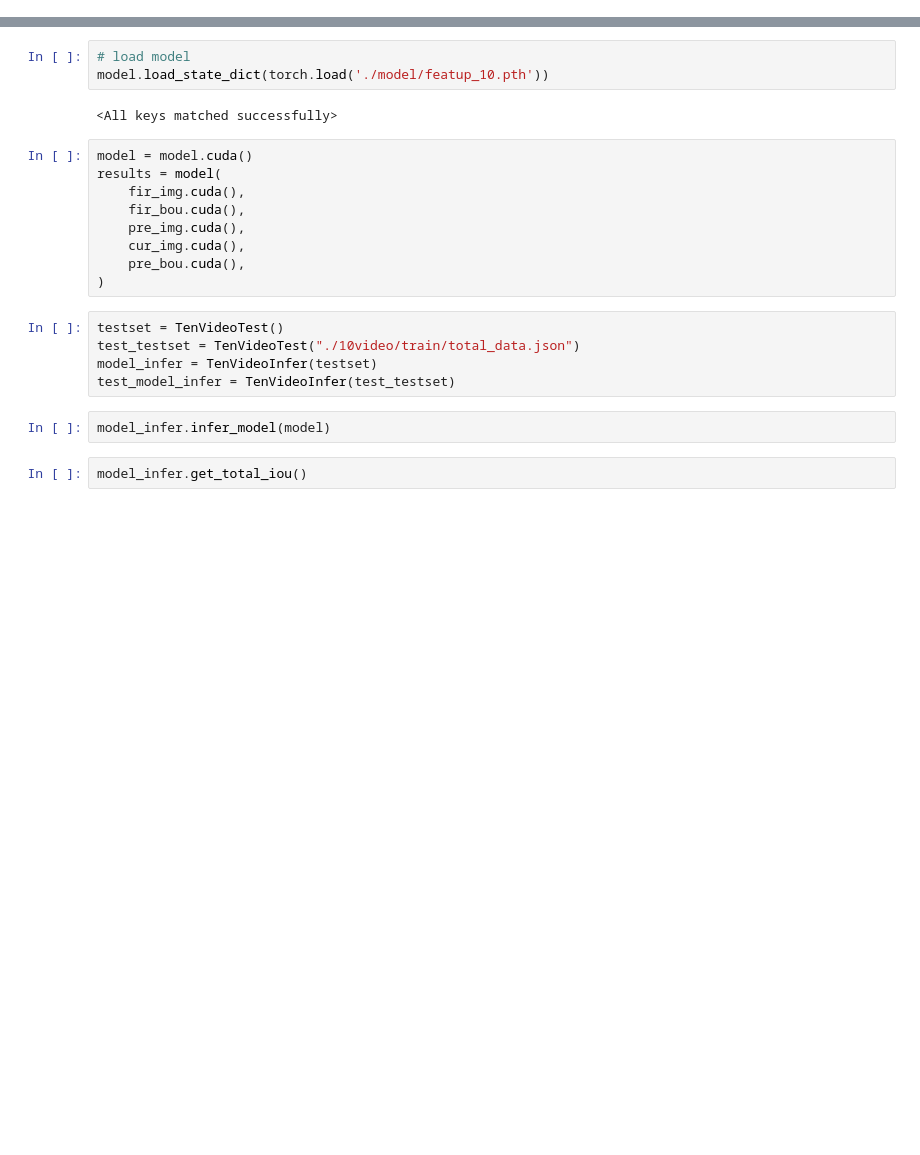
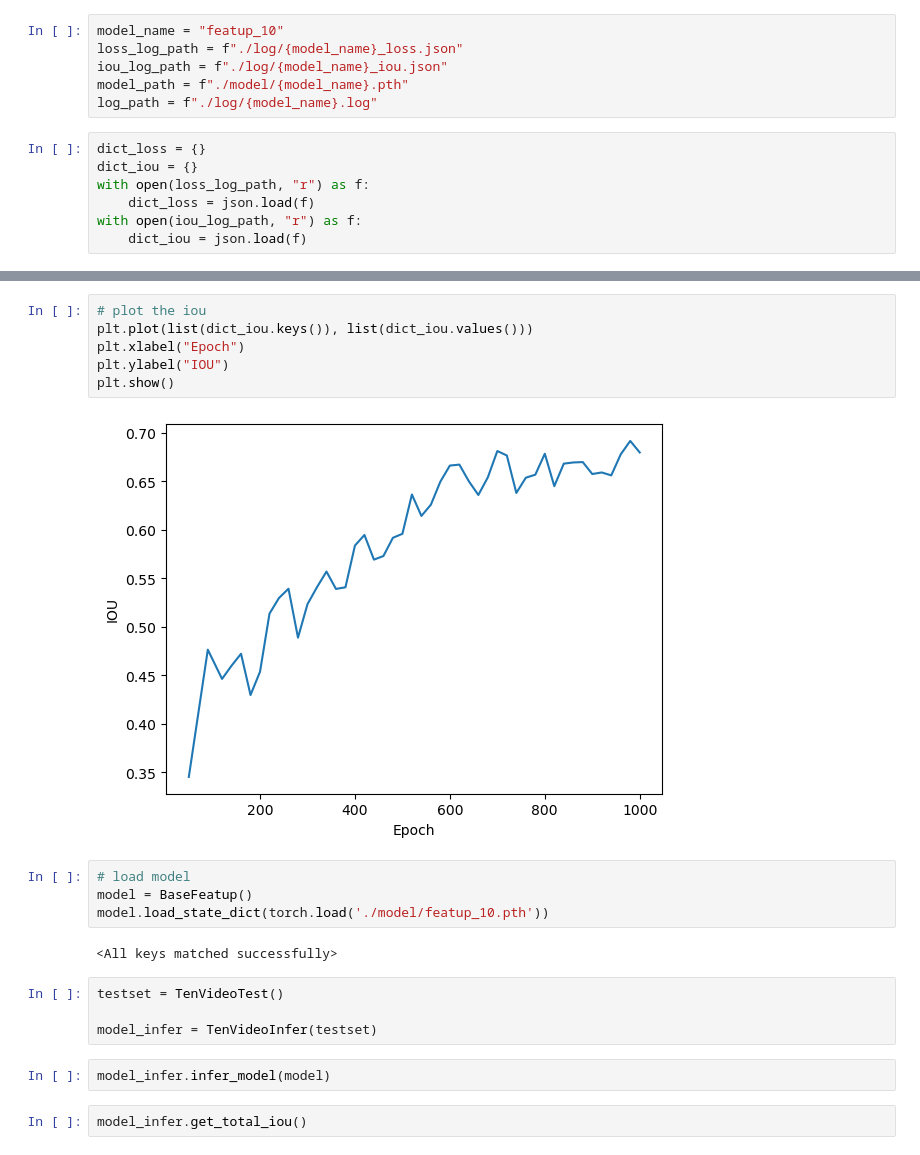
Before and after one commit to wcbup/VOS_boundary_tracking, a Jupyter notebook: featup_10.ipynb, the cells around one changed output, grey strips where cells are left out. Cells and saved outputs as stored; diff of their text form; blank space fills up the shorter version.

```diff
--- a/featup_10.ipynb
+++ b/featup_10.ipynb
@@ -31,0 +19,13 @@ Using cache found in /zhome/32/f/202284/.cache/torch/hub/facebookresearch_dino_m
+# %%
+model_name = "featup_10"
+loss_log_path = f"./log/{model_name}_loss.json"
+iou_log_path = f"./log/{model_name}_iou.json"
+model_path = f"./model/{model_name}.pth"
+log_path = f"./log/{model_name}.log"
+# %%
+dict_loss = {}
+dict_iou = {}
+with open(loss_log_path, "r") as f:
+    dict_loss = json.load(f)
+with open(iou_log_path, "r") as f:
+    dict_iou = json.load(f)
@@ -32,22 +72,21 @@ Using cache found in /zhome/32/f/202284/.cache/torch/hub/facebookresearch_dino_m
+# %%
+# plot the iou
+plt.plot(list(dict_iou.keys()), list(dict_iou.values()))
+plt.xlabel("Epoch")
+plt.ylabel("IOU")
+plt.show()
+# %% [output]
+[figure, added]
 # %%
 # load model
+model = BaseFeatup()
 model.load_state_dict(torch.load('./model/featup_10.pth'))
 # %% [output]
 <All keys matched successfully>
-# %%
-model = model.cuda()
-results = model(
-    fir_img.cuda(),
-    fir_bou.cuda(),
-    pre_img.cuda(),
-    cur_img.cuda(),
-    pre_bou.cuda(),
-)
 # %%
 testset = TenVideoTest()
-test_testset = TenVideoTest("./10video/train/total_data.json")
+
 model_infer = TenVideoInfer(testset)
-test_model_infer = TenVideoInfer(test_testset)
 # %%
 model_infer.infer_model(model)
 # %%
```
Also changed, not shown: parts of 20 cells of this notebook, 8 other files.
